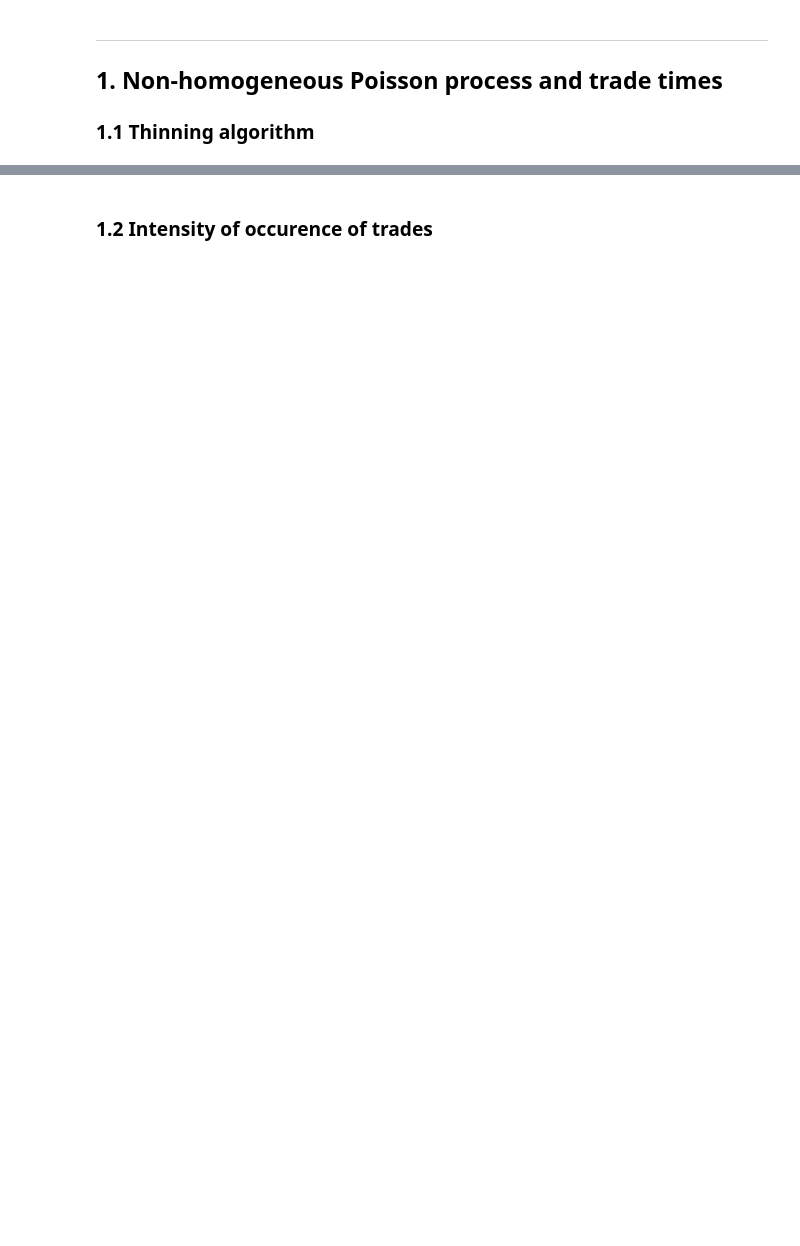
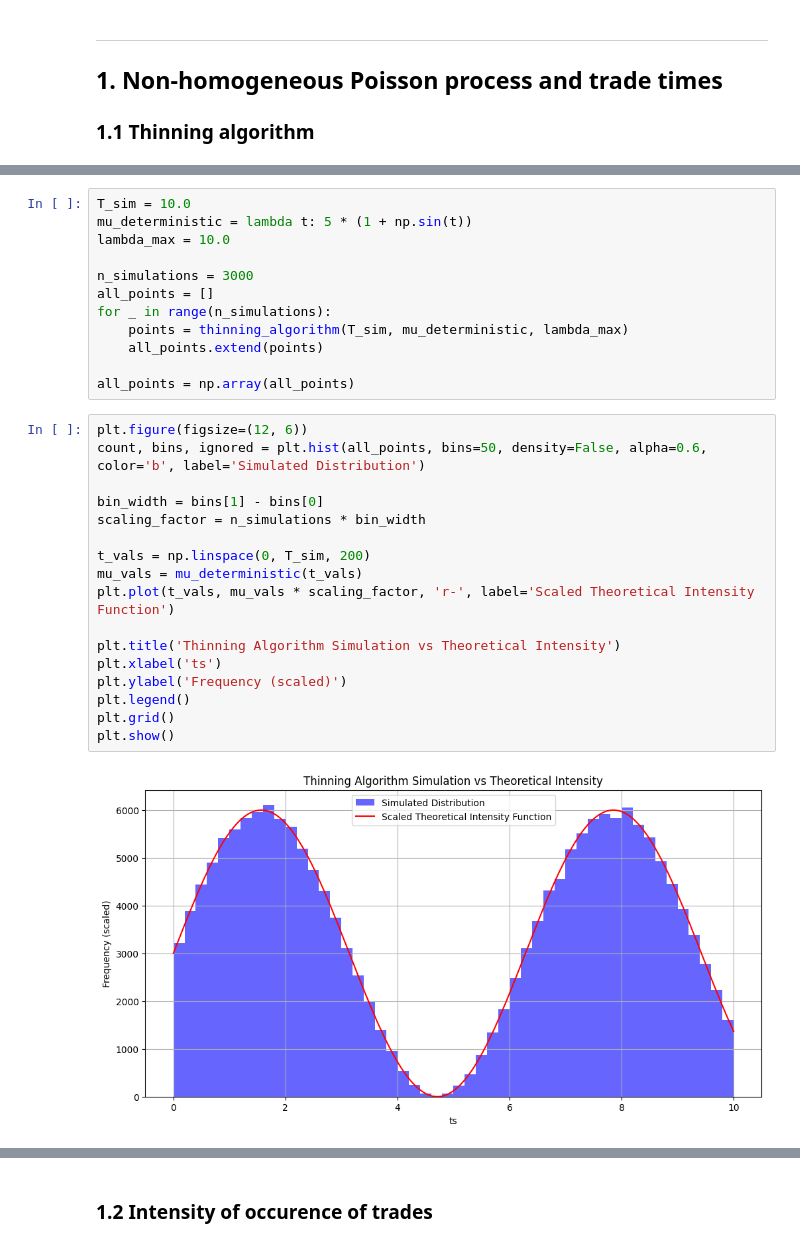
Before and after one commit to adonis107/MDS-HFD, a Jupyter notebook: DHF-LAB2-AMRI-CHIBA-JAMAL.ipynb, the cells around one changed output, grey strips where cells are left out. Saved outputs shown, nothing was run; the diff lists cells and outputs as text; blank space fills up the shorter version.

```diff
--- a/DHF-LAB2-AMRI-CHIBA-JAMAL.ipynb
+++ b/DHF-LAB2-AMRI-CHIBA-JAMAL.ipynb
@@ -24,0 +41,31 @@ updates_df = pd.concat([df_updates.assign(stock=i, day=j) for (j, i), df_updates
+# %%
+T_sim = 10.0
+mu_deterministic = lambda t: 5 * (1 + np.sin(t))
+lambda_max = 10.0
+
+n_simulations = 3000
+all_points = []
+for _ in range(n_simulations):
+    points = thinning_algorithm(T_sim, mu_deterministic, lambda_max)
+    all_points.extend(points)
+
+all_points = np.array(all_points)
+# %%
+plt.figure(figsize=(12, 6))
+count, bins, ignored = plt.hist(all_points, bins=50, density=False, alpha=0.6, color='b', label='Simulated Distribution')
+
+bin_width = bins[1] - bins[0]
+scaling_factor = n_simulations * bin_width
+
+t_vals = np.linspace(0, T_sim, 200)
+mu_vals = mu_deterministic(t_vals)
+plt.plot(t_vals, mu_vals * scaling_factor, 'r-', label='Scaled Theoretical Intensity Function')
+
+plt.title('Thinning Algorithm Simulation vs Theoretical Intensity')
+plt.xlabel('ts')
+plt.ylabel('Frequency (scaled)')
+plt.legend()
+plt.grid()
+plt.show()
+# %% [output]
+[figure, added]
```
Also changed, not shown: parts of 13 cells of this notebook.
